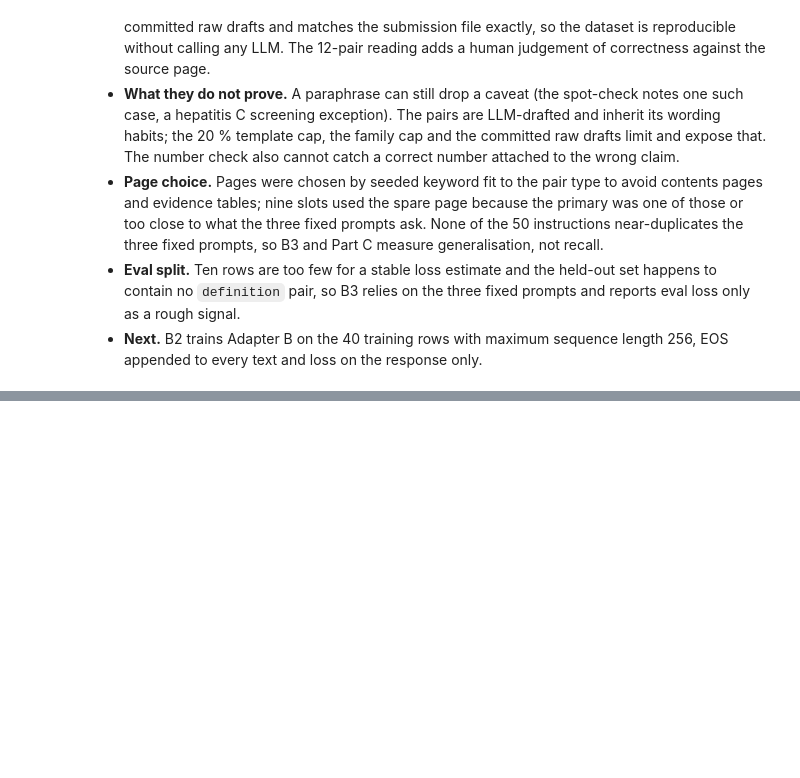
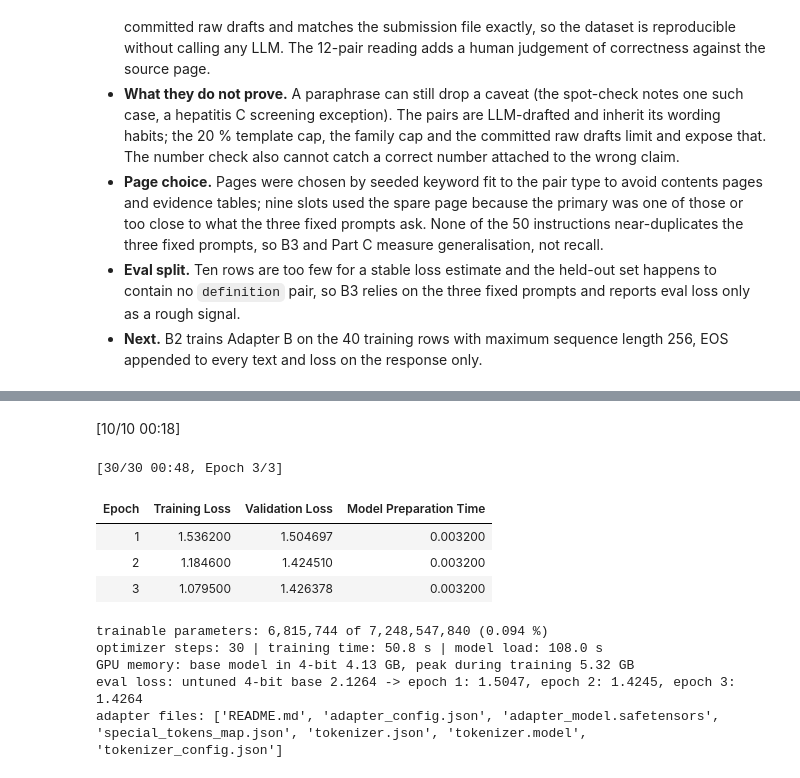
Before and after one commit to bheemreddy1729/fine-tuning-Mistral-7B, a Jupyter notebook: assignment_1b.ipynb, the cells around one changed output, grey strips where cells are left out. Saved outputs shown, nothing was run; the diff lists cells and outputs as text; code cells hidden in the pictures; blank space fills up the shorter version.

```diff
--- a/assignment_1b.ipynb
+++ b/assignment_1b.ipynb
@@ -998,0 +1105,74 @@ eval ids   : ['p05', 'p10', 'p12', 'p17', 'p20', 'p24', 'p26', 'p27', 'p30', 'p4
+# %%
+BNB = BitsAndBytesConfig(load_in_4bit=True, bnb_4bit_quant_type="nf4", bnb_4bit_use_double_quant=True, bnb_4bit_compute_dtype=torch.bfloat16)
+
+def smoke_generate(m, t, items):
+    m.eval(); out = []
+    for tag, row in items:
+        enc = t(fmt_prompt(row["instruction"]), return_tensors="pt").to(m.device)
+        with torch.inference_mode():
+            ids = m.generate(**enc, max_new_tokens=150, do_sample=False, use_cache=True, pad_token_id=t.pad_token_id)
+        new = ids[0, enc["input_ids"].shape[1]:]
+        text = t.decode(new, skip_special_tokens=True).strip()
+        out.append({"split": tag, "id": row["id"], "instruction": row["instruction"], "output": text, "new_tokens": int(new.shape[0]),
+                    "stopped_on_eos": bool(new[-1].item() == t.eos_token_id), "ends_with_disclaimer": text.endswith(DISCLAIMER)})
+    return out
+
+def train_adapter(save_dir=None):
+    set_seed(HP["seed"])
+    t = load_tok()
+    train_ds = [build_example(t, r["instruction"], r["response"]) for r in train]
+    eval_ds = [build_example(t, r["instruction"], r["response"]) for r in evals]
+    t0 = time.perf_counter()
+    m = AutoModelForCausalLM.from_pretrained(MODEL_ID, quantization_config=BNB, device_map={"": 0})
+    load_s = time.perf_counter() - t0
+    base_gb = torch.cuda.memory_allocated() / 1e9
+    m = prepare_model_for_kbit_training(m, use_gradient_checkpointing=True, gradient_checkpointing_kwargs={"use_reentrant": False})
+    m.config.use_cache = False
+    m = get_peft_model(m, LoraConfig(r=HP["lora_r"], lora_alpha=HP["lora_alpha"], lora_dropout=HP["lora_dropout"],
+                                     target_modules=HP["target_modules"], bias="none", task_type="CAUSAL_LM"))
+    trainable, total = m.get_nb_trainable_parameters()
+    args = TrainingArguments(output_dir=str(Path(tempfile.gettempdir()) / "qlora_out"), num_train_epochs=HP["epochs"],
+        per_device_train_batch_size=1, per_device_eval_batch_size=1, gradient_accumulation_steps=4, learning_rate=HP["learning_rate"],
+        lr_scheduler_type="linear", warmup_ratio=HP["warmup_ratio"], optim="paged_adamw_32bit", weight_decay=0.0, max_grad_norm=1.0,
+        bf16=True, logging_steps=1, eval_strategy="epoch", save_strategy="no", seed=HP["seed"], data_seed=HP["seed"],
+        report_to="none", remove_unused_columns=False)
+    tr = Trainer(model=m, args=args, train_dataset=train_ds, eval_dataset=eval_ds, data_collator=make_collator(t))
+    eval_before = tr.evaluate()["eval_loss"]
+    torch.cuda.reset_peak_memory_stats(); t0 = time.perf_counter()
+    res = tr.train()
+    seconds = time.perf_counter() - t0; peak_gb = torch.cuda.max_memory_allocated() / 1e9
+    hist = tr.state.log_history
+    rep = {"eval_loss_before_training": eval_before,
+           "eval_loss_by_epoch": [{"epoch": h["epoch"], "step": h["step"], "eval_loss": h["eval_loss"]} for h in hist if "eval_loss" in h],
+           "train_log": [{"step": h["step"], "epoch": h["epoch"], "loss": h["loss"], "learning_rate": h["learning_rate"], "grad_norm": h.get("grad_norm")} for h in hist if "loss" in h],
+           "optimizer_steps": tr.state.global_step, "mean_train_loss": res.training_loss, "train_seconds": round(seconds, 1),
+           "model_load_seconds": round(load_s, 1), "base_model_gpu_gb": round(base_gb, 2), "peak_gpu_memory_gb": round(peak_gb, 2),
+           "trainable_parameters": trainable, "total_parameters": total, "trainable_percent": round(100 * trainable / total, 4),
+           "gpu": torch.cuda.get_device_name(0),
+           "versions": {"torch": torch.__version__, "transformers": transformers.__version__, "peft": peft.__version__, "bitsandbytes": bitsandbytes.__version__}}
+    if save_dir is not None:
+        save_dir.mkdir(parents=True, exist_ok=True); m.save_pretrained(save_dir); t.save_pretrained(save_dir)
+        rep["adapter_files"] = sorted(p.name for p in save_dir.iterdir())
+    rep["smoke_generate"] = smoke_generate(m, t, [("train", train[0]), ("eval", evals[0])])
+    del tr, m; gc.collect(); torch.cuda.empty_cache()
+    return rep
+
+ADAPTER_DIR = ROOT / "adapters" / "adapter_b"
+run1 = train_adapter(save_dir=ADAPTER_DIR)
+print(f"trainable parameters: {run1['trainable_parameters']:,} of {run1['total_parameters']:,} ({run1['trainable_percent']} %)")
+print(f"optimizer steps: {run1['optimizer_steps']} | training time: {run1['train_seconds']} s | model load: {run1['model_load_seconds']} s")
+print(f"GPU memory: base model in 4-bit {run1['base_model_gpu_gb']} GB, peak during training {run1['peak_gpu_memory_gb']} GB")
+print(f"eval loss: untuned 4-bit base {run1['eval_loss_before_training']:.4f} -> " + ", ".join(f"epoch {e['epoch']:.0f}: {e['eval_loss']:.4f}" for e in run1["eval_loss_by_epoch"]))
+print("adapter files:", run1["adapter_files"])
+# %% [output]
+[10/10 00:18]
+[30/30 00:48, Epoch 3/3]
+| Epoch | Training Loss | Validation Loss | Model Preparation Time |
+| 1 | 1.536200 | 1.504697 | 0.003200 |
+| 2 | 1.184600 | 1.424510 | 0.003200 |
+| 3 | 1.079500 | 1.426378 | 0.003200 |
+trainable parameters: 6,815,744 of 7,248,547,840 (0.094 %)
+optimizer steps: 30 | training time: 50.8 s | model load: 108.0 s
+GPU memory: base model in 4-bit 4.13 GB, peak during training 5.32 GB
+eval loss: untuned 4-bit base 2.1264 -> epoch 1: 1.5047, epoch 2: 1.4245, epoch 3: 1.4264
+adapter files: ['README.md', 'adapter_config.json', 'adapter_model.safetensors', 'special_tokens_map.json', 'tokenizer.json', 'tokenizer.model', 'tokenizer_config.json']
```
Also changed, not shown: parts of 17 cells of this notebook, 6 other files.
